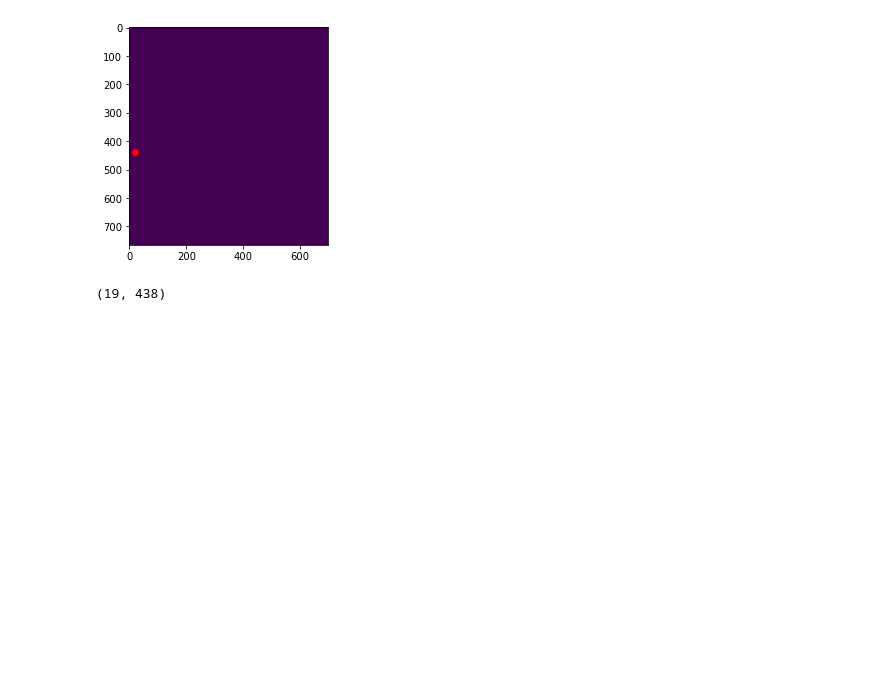
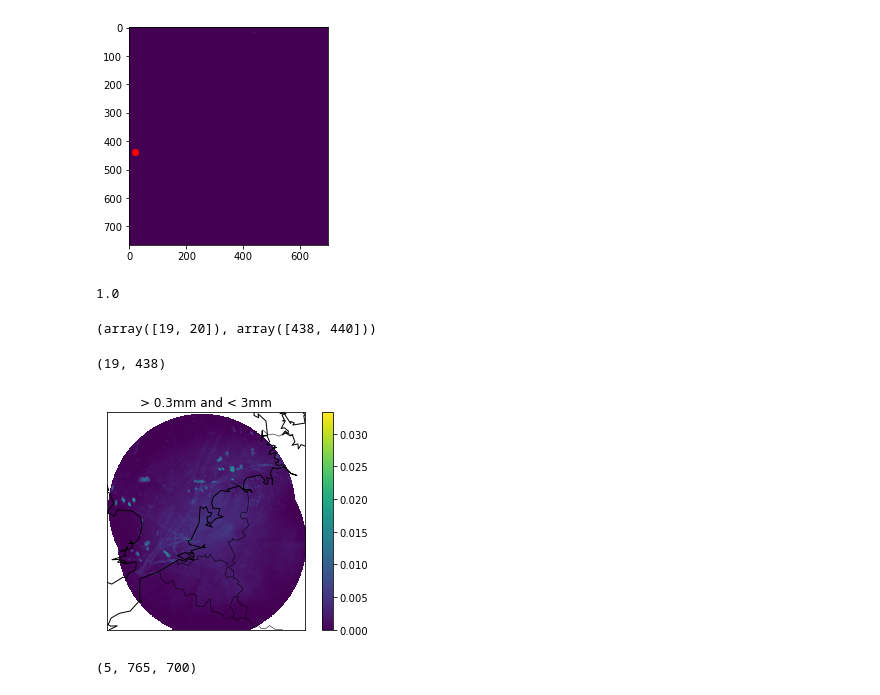
Before and after one commit to KoertS/precipitation-nowcasting-using-GANs, a Jupyter notebook: precipitation_forecasting/freq_exceedence_threshold.ipynb, the cells around one changed output. Drawn from its saved outputs; the diff is of its cells as text; code cells hidden in the pictures; blank space fills up the shorter version.

```diff
--- a/precipitation_forecasting/freq_exceedence_threshold.ipynb
+++ b/precipitation_forecasting/freq_exceedence_threshold.ipynb
@@ -170,8 +178,30 @@ plt.scatter(19,438,color='r')
 # %% [output]
 <matplotlib.collections.PathCollection at 0x...>
 [figure]
+# %%
+count_exceed[3][20,440]
+# %% [output]
+1.0
+# %%
+np.where(count_exceed[3] != 0)
+# %% [output]
+(array([19, 20]), array([438, 440]))
 # %%
 ind = np.argmax(count_exceed[i])
 np.unravel_index(ind, (765,700))
 # %% [output]
 (19, 438)
+# %%
+# 0.3mm < x < 3mm:
+between = (count_exceed[0] - count_exceed[1])/count_sum
+
+plot_on_map(between, ftype='.h5')
+plt.title('> 0.3mm and < 3mm')
+plt.savefig('figures/freq_between_03mm_3mm')
+# %% [output]
+[figure, added]
+# %%
+count_exceed = np.load('rtcor_clutter.npy')
+count_exceed.shape
+# %% [output]
+(5, 765, 700)
```
Also changed, not shown: parts of 15 cells of this notebook, 3 other files.
